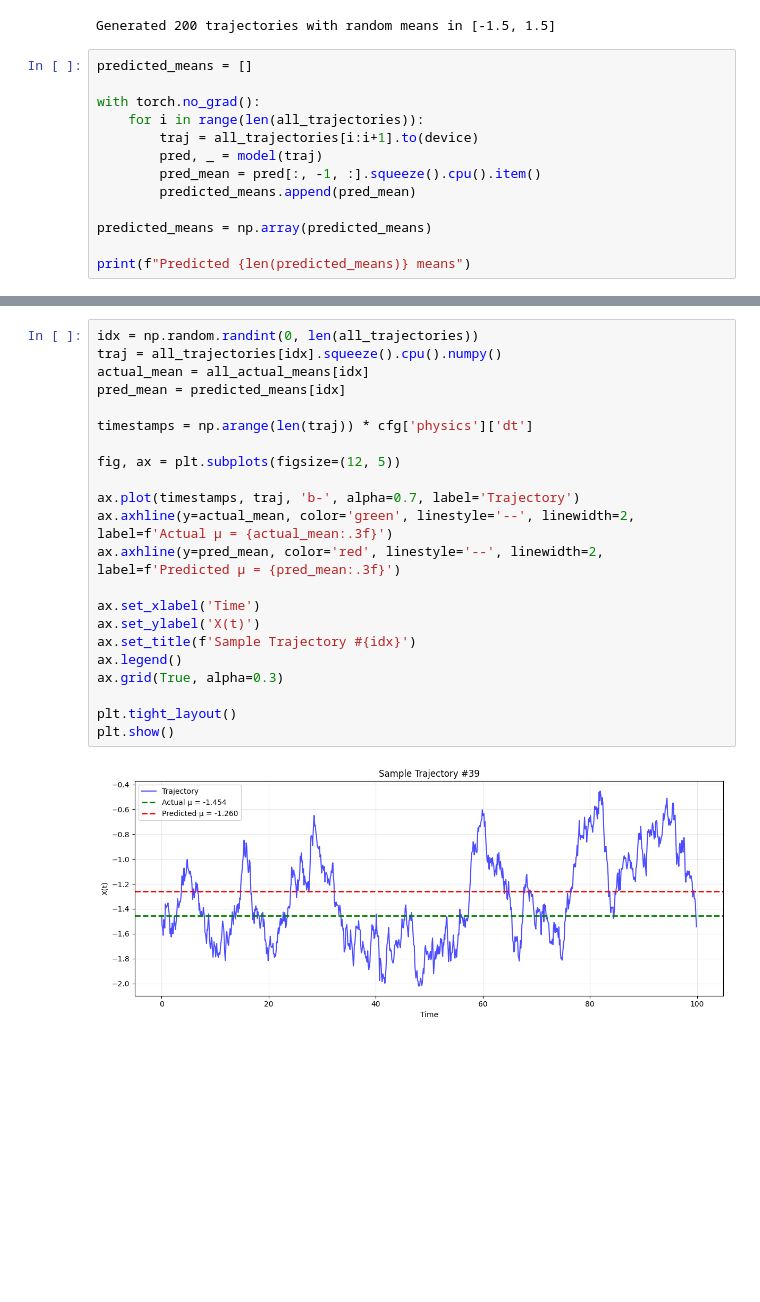
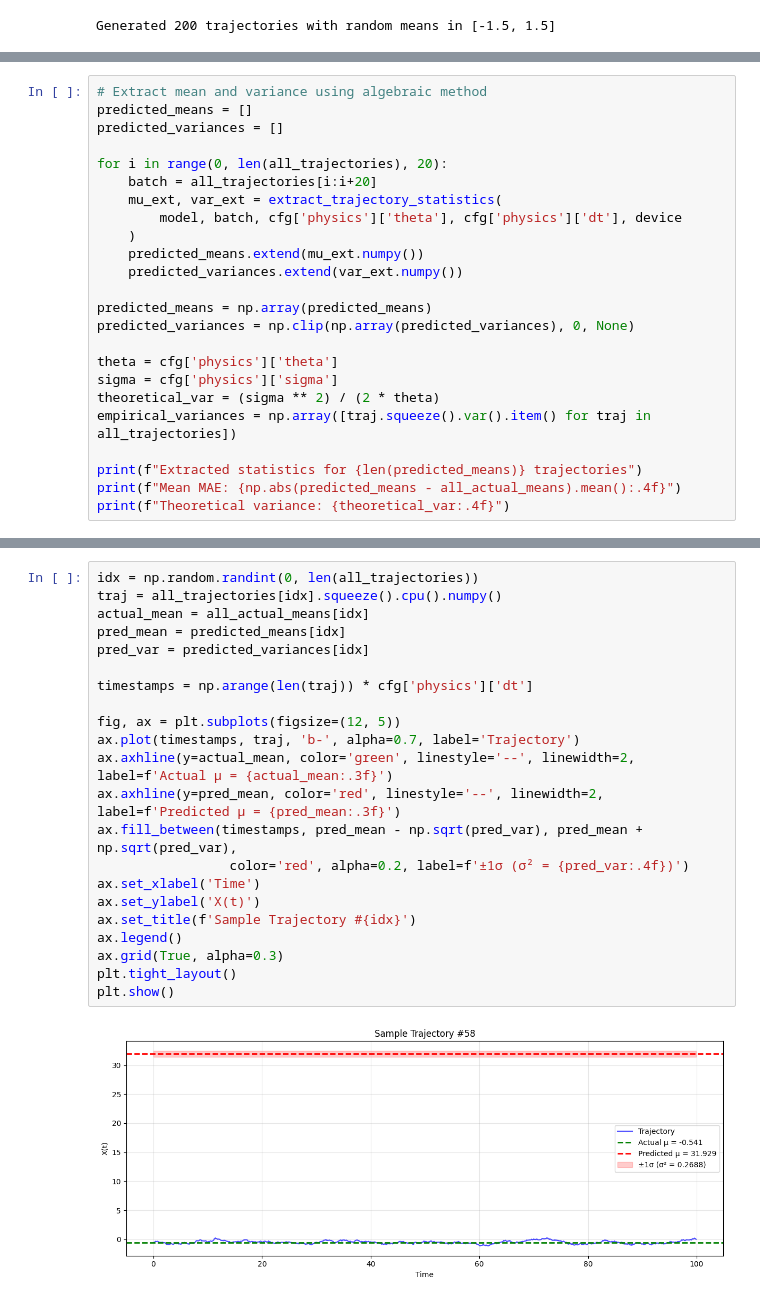
Before and after one commit to Syed-Masrur-Ahmed/transformer-causal-dynamics, a Jupyter notebook: notebooks/04_mean_prediction.ipynb, the cells around one changed output, grey strips where cells are left out. Cells and saved outputs as stored; diff of their text form; blank space fills up the shorter version.

```diff
--- a/notebooks/04_mean_prediction.ipynb
+++ b/notebooks/04_mean_prediction.ipynb
@@ -54,16 +55,3 @@ all_actual_means = np.array(all_actual_means)
 print(f"Generated {len(all_trajectories)} trajectories with random means in [{mean_min}, {mean_max}]")
 # %% [output]
 Generated 200 trajectories with random means in [-1.5, 1.5]
-# %%
-predicted_means = []
-
-with torch.no_grad():
-    for i in range(len(all_trajectories)):
-        traj = all_trajectories[i:i+1].to(device)
-        pred, _ = model(traj)
-        pred_mean = pred[:, -1, :].squeeze().cpu().item()
-        predicted_means.append(pred_mean)
-
-predicted_means = np.array(predicted_means)
-
-print(f"Predicted {len(predicted_means)} means")
@@ -71,0 +58,24 @@ Predicted 200 means
+# %%
+# Extract mean and variance using algebraic method
+predicted_means = []
+predicted_variances = []
+
+for i in range(0, len(all_trajectories), 20):
+    batch = all_trajectories[i:i+20]
+    mu_ext, var_ext = extract_trajectory_statistics(
+        model, batch, cfg['physics']['theta'], cfg['physics']['dt'], device
+    )
+    predicted_means.extend(mu_ext.numpy())
+    predicted_variances.extend(var_ext.numpy())
+
+predicted_means = np.array(predicted_means)
+predicted_variances = np.clip(np.array(predicted_variances), 0, None)
+
+theta = cfg['physics']['theta']
+sigma = cfg['physics']['sigma']
+theoretical_var = (sigma ** 2) / (2 * theta)
+empirical_variances = np.array([traj.squeeze().var().item() for traj in all_trajectories])
+
+print(f"Extracted statistics for {len(predicted_means)} trajectories")
+print(f"Mean MAE: {np.abs(predicted_means - all_actual_means).mean():.4f}")
+print(f"Theoretical variance: {theoretical_var:.4f}")
@@ -92,24 +119,24 @@ plt.show()
 # %%
 idx = np.random.randint(0, len(all_trajectories))
 traj = all_trajectories[idx].squeeze().cpu().numpy()
 actual_mean = all_actual_means[idx]
 pred_mean = predicted_means[idx]
+pred_var = predicted_variances[idx]
 
 timestamps = np.arange(len(traj)) * cfg['physics']['dt']
 
 fig, ax = plt.subplots(figsize=(12, 5))
-
 ax.plot(timestamps, traj, 'b-', alpha=0.7, label='Trajectory')
 ax.axhline(y=actual_mean, color='green', linestyle='--', linewidth=2, label=f'Actual μ = {actual_mean:.3f}')
 ax.axhline(y=pred_mean, color='red', linestyle='--', linewidth=2, label=f'Predicted μ = {pred_mean:.3f}')
-
+ax.fill_between(timestamps, pred_mean - np.sqrt(pred_var), pred_mean + np.sqrt(pred_var),
+                 color='red', alpha=0.2, label=f'±1σ (σ² = {pred_var:.4f})')
 ax.set_xlabel('Time')
 ax.set_ylabel('X(t)')
 ax.set_title(f'Sample Trajectory #{idx}')
 ax.legend()
 ax.grid(True, alpha=0.3)
-
 plt.tight_layout()
 plt.show()
 # %% [output]
-[figure, old version]
+[figure, new version]
```
Also changed, not shown: parts of 5 cells of this notebook, 11 other files.
